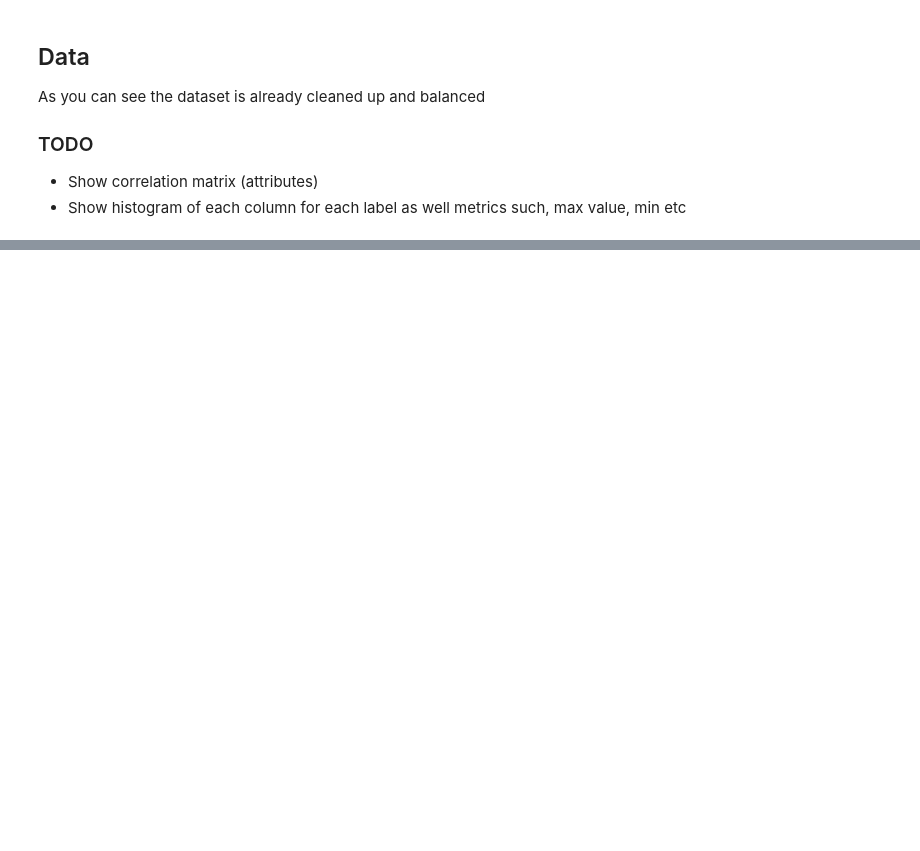
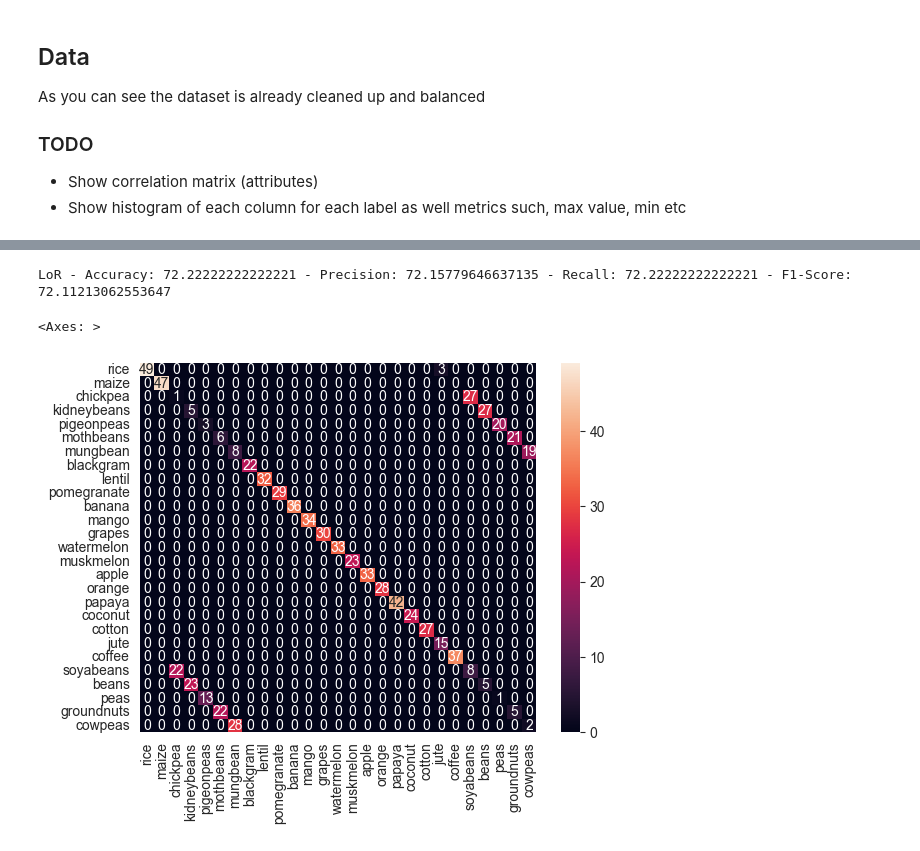
Before and after one commit to miguelmagueijo/CropRecommendation, a Jupyter notebook: src/main.ipynb, the cells around one changed output, grey strips where cells are left out. Cells and saved outputs as stored; diff of their text form; code cells hidden in the pictures; blank space fills up the shorter version.

```diff
--- a/src/main.ipynb
+++ b/src/main.ipynb
@@ -151,0 +152,19 @@ for m in ["pearson", "kendall", "spearman"]:
+# %%
+from sklearn.model_selection import train_test_split
+
+x_train, x_test, y_train, y_test = train_test_split(cr_df[cols[:-1]], cr_df[cols[-1]], test_size=0.25)
+# %%
+from sklearn.metrics import accuracy_score, precision_score, recall_score, f1_score, confusion_matrix
+
+def get_stats_of(model_name: str, y_test: any, y_pred: any) -> str:
+    return f"{model_name} - Accuracy: {accuracy_score(y_test, y_pred) * 100} - Precision: {precision_score(y_test, y_pred, average='weighted') * 100} - Recall: {recall_score(y_test, y_pred, average='weighted') * 100} - F1-Score: {f1_score(y_test, y_pred, average='weighted') * 100}"
+# %%
+from sklearn.linear_model import LogisticRegression
+from sklearn import preprocessing
+
+scaler = preprocessing.StandardScaler().fit(x_train)
+
+lor_model = LogisticRegression()
+lor_model.fit(x_train, y_train)
+
+print(get_stats_of("LoR", y_test, lor_model.predict(x_test)))
@@ -151,0 +180,16 @@ for m in ["pearson", "kendall", "spearman"]:
+# %%
+from sklearn.ensemble import RandomForestClassifier
+import seaborn as sns
+
+rf_model = RandomForestClassifier()
+rf_model.fit(x_train, y_train)
+rf_pred = rf_model.predict(x_test)
+
+print(get_stats_of("LoR", y_test, rf_pred))
+
+
+sns.heatmap(confusion_matrix(y_test, rf_pred, labels=all_labels), annot=True, yticklabels=all_labels, xticklabels=all_labels)
+# %% [output]
+LoR - Accuracy: 72.22222222222221 - Precision: 72.15779646637135 - Recall: 72.22222222222221 - F1-Score: 72.11213062553647
+<Axes: >
+[figure, added]
```
Also changed, not shown: parts of 5 cells of this notebook.
